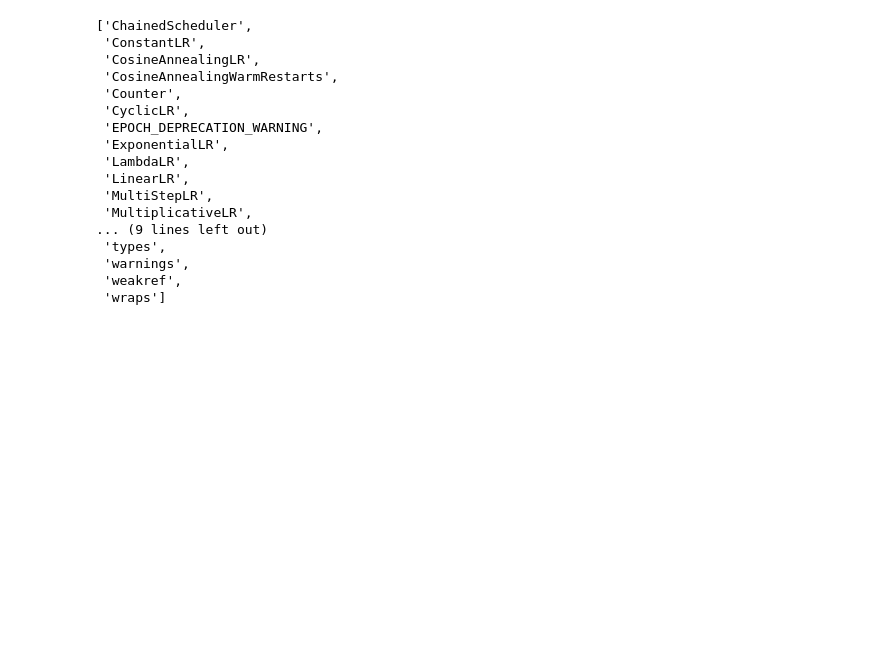
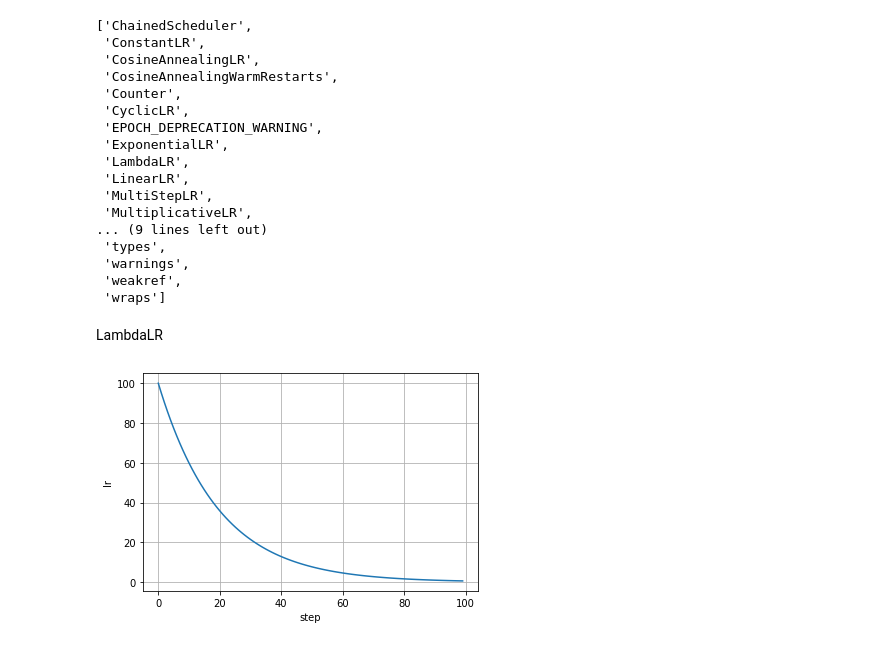
Before and after one commit to kopytovda/DeepLearning, a Jupyter notebook: Optimizations.ipynb, the cells around one changed output. Drawn from its saved outputs; the diff is of its cells as text; code cells hidden in the pictures; blank space fills up the shorter version.

```diff
--- a/Optimizations.ipynb
+++ b/Optimizations.ipynb
@@ -176,3 +176,23 @@ def get_simple_model_optimizer():
     simple_model = torch.nn.Linear(2, 1)
     simple_optimizer = torch.optim.SGD(model.parameters(), lr=100)
     return simple_model, simple_optimizer
+
+def draw_learning_rate_curve(optimizer, scheduler):
+    lrs = []
+    for i in range(100):
+        optimizer.step()
+        lrs.append(optimizer.param_groups[0]["lr"])
+        scheduler.step()
+    plt.ylabel('lr')
+    plt.xlabel('step')
+    plt.grid()
+    plt.plot(range(100), lrs)
+# %% [markdown]
+LambdaLR
+# %%
+model, optimizer = get_simple_model_optimizer()
+lambda_func = lambda epoch: 0.95 ** epoch
+scheduler = torch.optim.lr_scheduler.LambdaLR(optimizer, lr_lambda=lambda_func)
+draw_learning_rate_curve(optimizer, scheduler)
+# %% [output]
+[figure, added]
```
Also changed, not shown: parts of 18 cells of this notebook.
